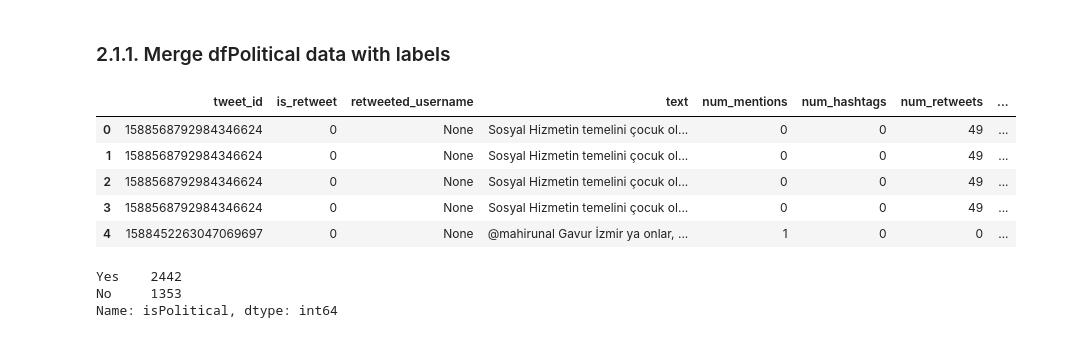
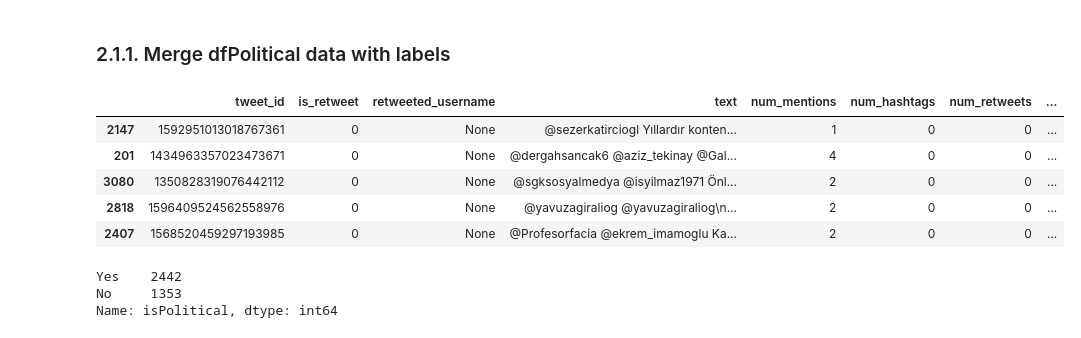
Before and after one commit to ualtinbas/CS412_Machine-Learning, a Jupyter notebook: sample_experiment_notebook.ipynb, the cells around one changed output. Cells and saved outputs as stored; diff of their text form; code cells hidden in the pictures.

```diff
--- a/sample_experiment_notebook.ipynb
+++ b/sample_experiment_notebook.ipynb
@@ -601,15 +601,15 @@ dfBotAll
 ### 2.1.1. Merge dfPolitical data with labels
 # %%
 dfPoliticalAll_train = dfPolitical.merge(trainingTweetDf, on='tweet_id')
-
+dfPoliticalAll_train = dfPoliticalAll_train.sample(frac=1) #"merge" sorts the dataframe. Make sure to reshuffle it to reduce error chance
 dfPoliticalAll_train.head()
 # %% [output]
 |  | tweet_id | is_retweet | retweeted_username | text | num_mentions | num_hashtags | num_retweets | ... |
-| 0 | 1588568792984346624 | 0 | None | Sosyal Hizmetin temelini çocuk ol... | 0 | 0 | 49 | ... |
-| 1 | 1588568792984346624 | 0 | None | Sosyal Hizmetin temelini çocuk ol... | 0 | 0 | 49 | ... |
-| 2 | 1588568792984346624 | 0 | None | Sosyal Hizmetin temelini çocuk ol... | 0 | 0 | 49 | ... |
-| 3 | 1588568792984346624 | 0 | None | Sosyal Hizmetin temelini çocuk ol... | 0 | 0 | 49 | ... |
-| 4 | 1588452263047069697 | 0 | None | @mahirunal Gavur İzmir ya onlar, ... | 1 | 0 | 0 | ... |
+| 2147 | 1592951013018767361 | 0 | None | @sezerkatirciogl Yıllardır konten... | 1 | 0 | 0 | ... |
+| 201 | 1434963357023473671 | 0 | None | @dergahsancak6 @aziz_tekinay @Gal... | 4 | 0 | 0 | ... |
+| 3080 | 1350828319076442112 | 0 | None | @sgksosyalmedya @isyilmaz1971 Önl... | 2 | 0 | 0 | ... |
+| 2818 | 1596409524562558976 | 0 | None | @yavuzagiraliog @yavuzagiraliog\n... | 2 | 0 | 0 | ... |
+| 2407 | 1568520459297193985 | 0 | None | @Profesorfacia @ekrem_imamoglu Ka... | 2 | 0 | 0 | ... |
 # %%
 dfPoliticalAll_train.isPolitical.value_counts()
 # %% [output]
```
Also changed, not shown: parts of 9 cells of this notebook.
